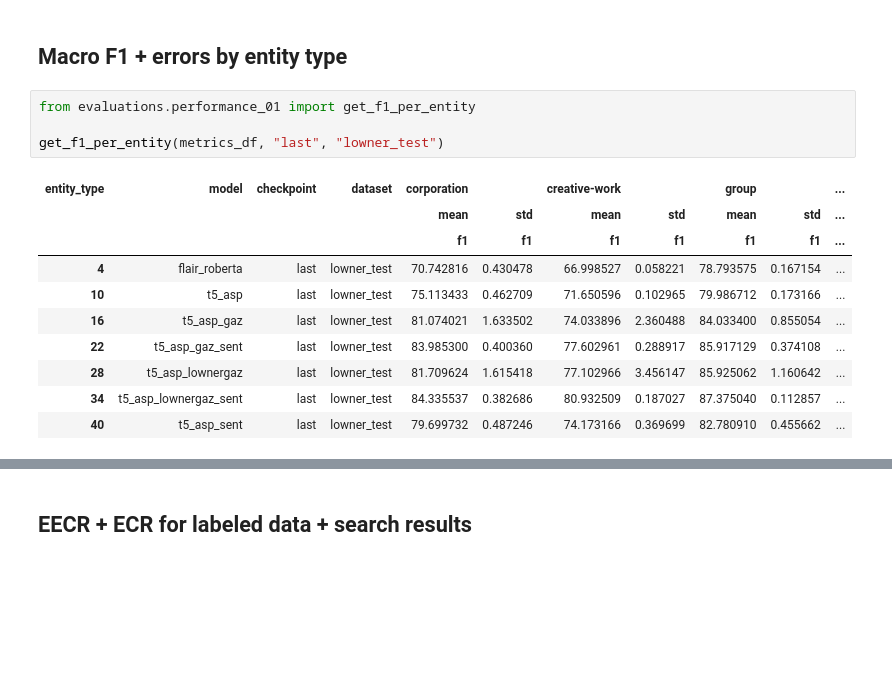
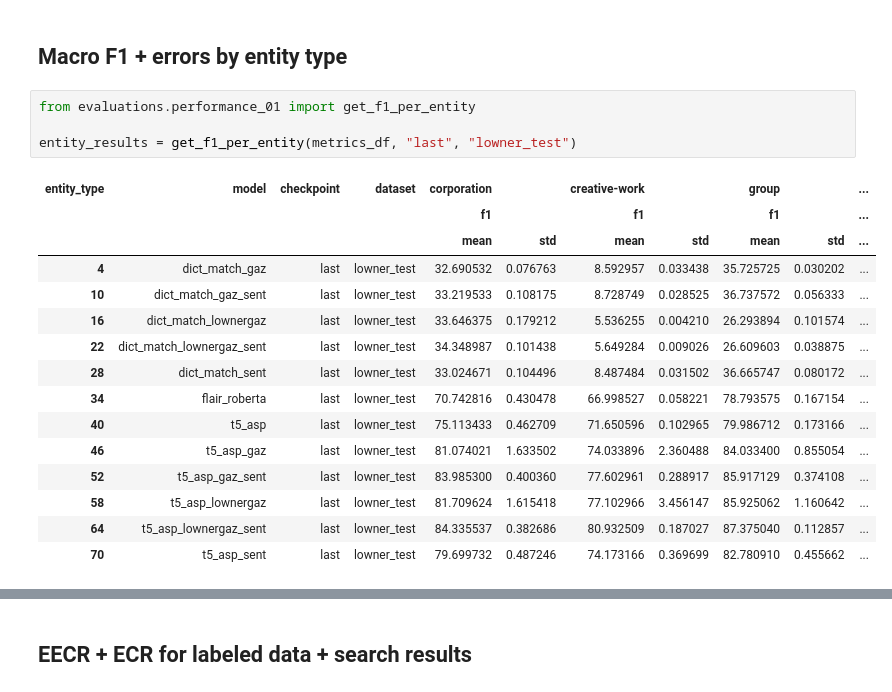
Before and after one commit to roebbert92/thesis, a Jupyter notebook: evaluations/01_performance.ipynb, the cells around one changed output, grey strips where cells are left out. Cells and saved outputs as stored; diff of their text form; blank space fills up the shorter version.

```diff
--- a/evaluations/01_performance.ipynb
+++ b/evaluations/01_performance.ipynb
@@ -160,15 +155,20 @@ get_error_types(metrics_df, "last", "lowner_test")
 # %%
 from evaluations.performance_01 import get_f1_per_entity
 
-get_f1_per_entity(metrics_df, "last", "lowner_test")
+entity_results = get_f1_per_entity(metrics_df, "last", "lowner_test")
 # %% [output]
 | entity_type | model | checkpoint | dataset | corporation |  | creative-work |  | group |  | ... |
+|  |  |  |  | f1 |  | f1 |  | f1 |  | ... |
 |  |  |  |  | mean | std | mean | std | mean | std | ... |
-|  |  |  |  | f1 | f1 | f1 | f1 | f1 | f1 | ... |
-| 4 | flair_roberta | last | lowner_test | 70.742816 | 0.430478 | 66.998527 | 0.058221 | 78.793575 | 0.167154 | ... |
-| 10 | t5_asp | last | lowner_test | 75.113433 | 0.462709 | 71.650596 | 0.102965 | 79.986712 | 0.173166 | ... |
-| 16 | t5_asp_gaz | last | lowner_test | 81.074021 | 1.633502 | 74.033896 | 2.360488 | 84.033400 | 0.855054 | ... |
-| 22 | t5_asp_gaz_sent | last | lowner_test | 83.985300 | 0.400360 | 77.602961 | 0.288917 | 85.917129 | 0.374108 | ... |
-| 28 | t5_asp_lownergaz | last | lowner_test | 81.709624 | 1.615418 | 77.102966 | 3.456147 | 85.925062 | 1.160642 | ... |
-| 34 | t5_asp_lownergaz_sent | last | lowner_test | 84.335537 | 0.382686 | 80.932509 | 0.187027 | 87.375040 | 0.112857 | ... |
-| 40 | t5_asp_sent | last | lowner_test | 79.699732 | 0.487246 | 74.173166 | 0.369699 | 82.780910 | 0.455662 | ... |
+| 4 | dict_match_gaz | last | lowner_test | 32.690532 | 0.076763 | 8.592957 | 0.033438 | 35.725725 | 0.030202 | ... |
+| 10 | dict_match_gaz_sent | last | lowner_test | 33.219533 | 0.108175 | 8.728749 | 0.028525 | 36.737572 | 0.056333 | ... |
+| 16 | dict_match_lownergaz | last | lowner_test | 33.646375 | 0.179212 | 5.536255 | 0.004210 | 26.293894 | 0.101574 | ... |
+| 22 | dict_match_lownergaz_sent | last | lowner_test | 34.348987 | 0.101438 | 5.649284 | 0.009026 | 26.609603 | 0.038875 | ... |
+| 28 | dict_match_sent | last | lowner_test | 33.024671 | 0.104496 | 8.487484 | 0.031502 | 36.665747 | 0.080172 | ... |
+| 34 | flair_roberta | last | lowner_test | 70.742816 | 0.430478 | 66.998527 | 0.058221 | 78.793575 | 0.167154 | ... |
+| 40 | t5_asp | last | lowner_test | 75.113433 | 0.462709 | 71.650596 | 0.102965 | 79.986712 | 0.173166 | ... |
+| 46 | t5_asp_gaz | last | lowner_test | 81.074021 | 1.633502 | 74.033896 | 2.360488 | 84.033400 | 0.855054 | ... |
+| 52 | t5_asp_gaz_sent | last | lowner_test | 83.985300 | 0.400360 | 77.602961 | 0.288917 | 85.917129 | 0.374108 | ... |
+| 58 | t5_asp_lownergaz | last | lowner_test | 81.709624 | 1.615418 | 77.102966 | 3.456147 | 85.925062 | 1.160642 | ... |
+| 64 | t5_asp_lownergaz_sent | last | lowner_test | 84.335537 | 0.382686 | 80.932509 | 0.187027 | 87.375040 | 0.112857 | ... |
+| 70 | t5_asp_sent | last | lowner_test | 79.699732 | 0.487246 | 74.173166 | 0.369699 | 82.780910 | 0.455662 | ... |
```
Also changed, not shown: parts of 17 cells of this notebook, 7 other files.
